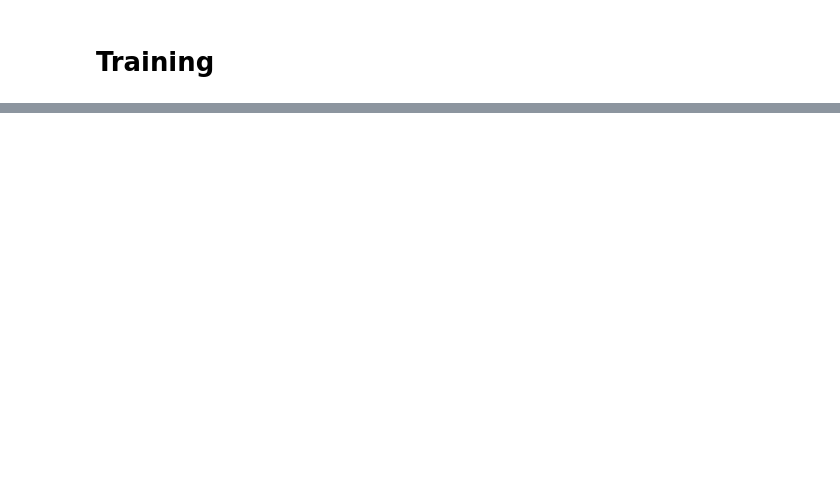
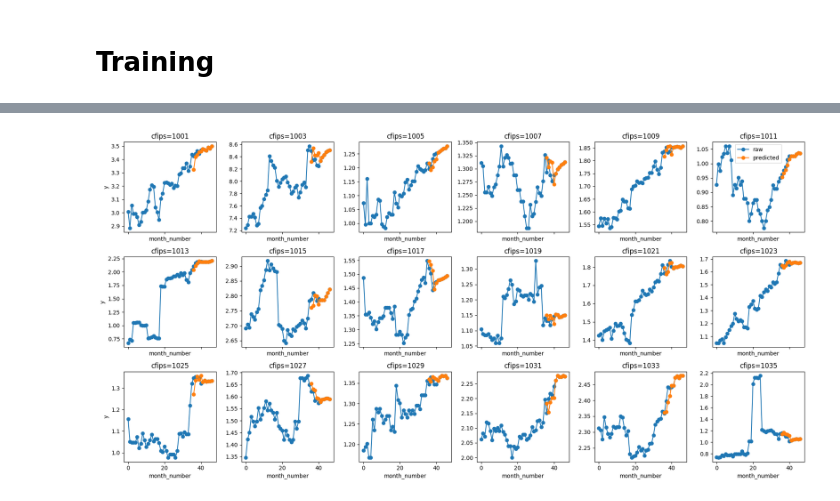
Before and after one commit to krongch2/cs412, a Jupyter notebook: ex_score_1.382/notebook.ipynb, the cells around one changed output, grey strips where cells are left out. Saved outputs shown, nothing was run; the diff lists cells and outputs as text; code cells hidden in the pictures; blank space fills up the shorter version.

```diff
--- a/ex_score_1.382/notebook.ipynb
+++ b/ex_score_1.382/notebook.ipynb
@@ -6,7 +7,7 @@ from tqdm.notebook import tqdm
 # %% [markdown]
 # Evaluation metric
 # %%
-def smape(y_true, y_pred):
+def get_smape(y_true, y_pred):
     '''
     https://en.wikipedia.org/wiki/Symmetric_mean_absolute_percentage_error
     '''
@@ -32,16 +33,11 @@ def get_train_test():
         pd.read_csv(f'{data_dir}/train.csv'),
         pd.read_csv(f'{data_dir}/revealed_test.csv')
     ]).sort_values(by=['cfips', 'first_day_of_month']).reset_index(0, drop=True)
-    train['is_test'] = 0
 
     # drop the test data that has already been revealed
     test = pd.read_csv(f'{data_dir}/test.csv')
     drop_index = (test.first_day_of_month == '2022-11-01') | (test.first_day_of_month == '2022-12-01')
     test = test.loc[~drop_index, :]
-    test['is_test'] = 1
 
     sub = pd.read_csv(f'{data_dir}/sample_submission.csv')
     return train, test, sub
-
-train, test, sub = get_train_test()
-print(len(train), len(test), len(sub))
@@ -159,5 +128,9 @@ def add_coords(raw, features):
 # %% [markdown]
 # Feature engineering: all
 # %%
-raw, features = add_lag(raw, features)
-features
+def add_all_features(d):
+    features = []
+    d, f1 = add_lag(d, target='y')
+    d, f2 = add_rolling(d, target='y')
+    features += f1 + f2
+    return d, features
@@ -262,0 +201,31 @@ Last Value SMAPE: 1.889206717018118
+# %%
+def plot(d, nfigs=18, ncols=6):
+    nrows = int(np.ceil(nfigs/ncols))
+    fig, axs = plt.subplots(nrows=nrows, ncols=ncols, figsize=(ncols*3, nrows*3), sharey=False, sharex=True)
+
+    for i, cfips in enumerate(d.cfips.unique()):
+        if i >= nfigs:
+            break
+        idx_row = int(i / ncols)
+        idx_col = i % ncols
+        if nrows == 1:
+            ax = axs[idx_col]
+        else:
+            ax = axs[idx_row, idx_col]
+
+        g = d.loc[d.cfips == cfips, :].reset_index(0, drop=True)
+        ax.plot(g['month_number'], g['y'], 'o-', label='raw')
+        ax.plot(g['month_number'], g['yhat'], 'o-', label='predicted')
+        cfips = g.cfips.unique()[0]
+        ax.set_title(f'cfips={cfips}')
+        ax.set_xlabel('month_number')
+        if idx_row == 0 and idx_col == ncols-1:
+            ax.legend(fancybox=False)
+        if idx_col == 0:
+            ax.set_ylabel('y')
+
+    fig.tight_layout()
+
+plot(d)
+# %% [output]
+[figure, added]
```
Also changed, not shown: parts of 11 cells of this notebook.
